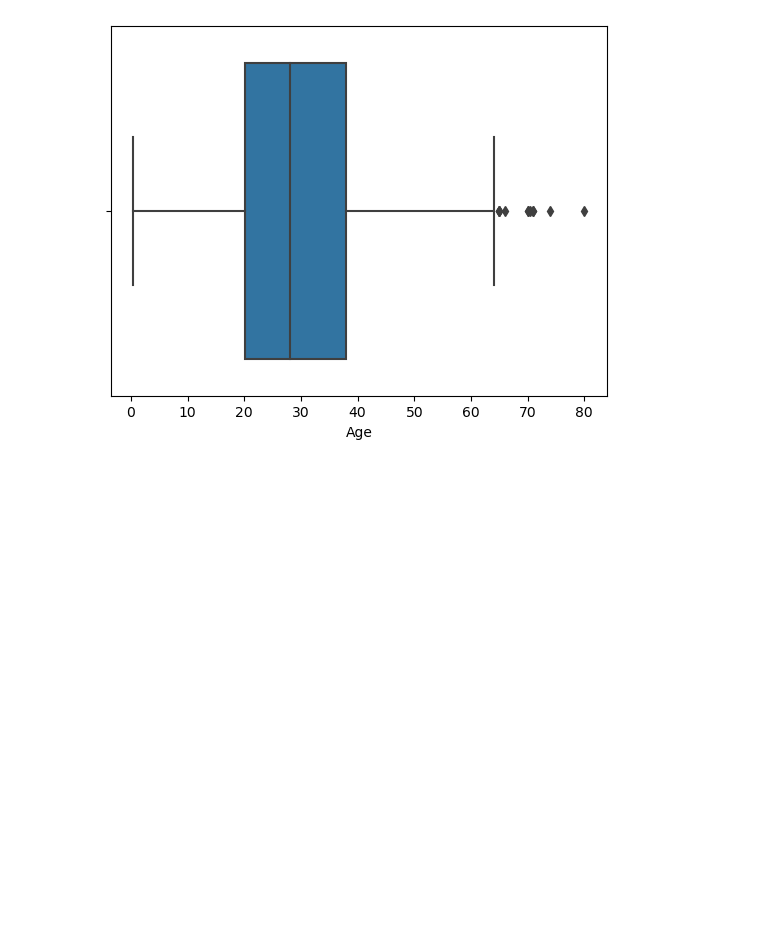
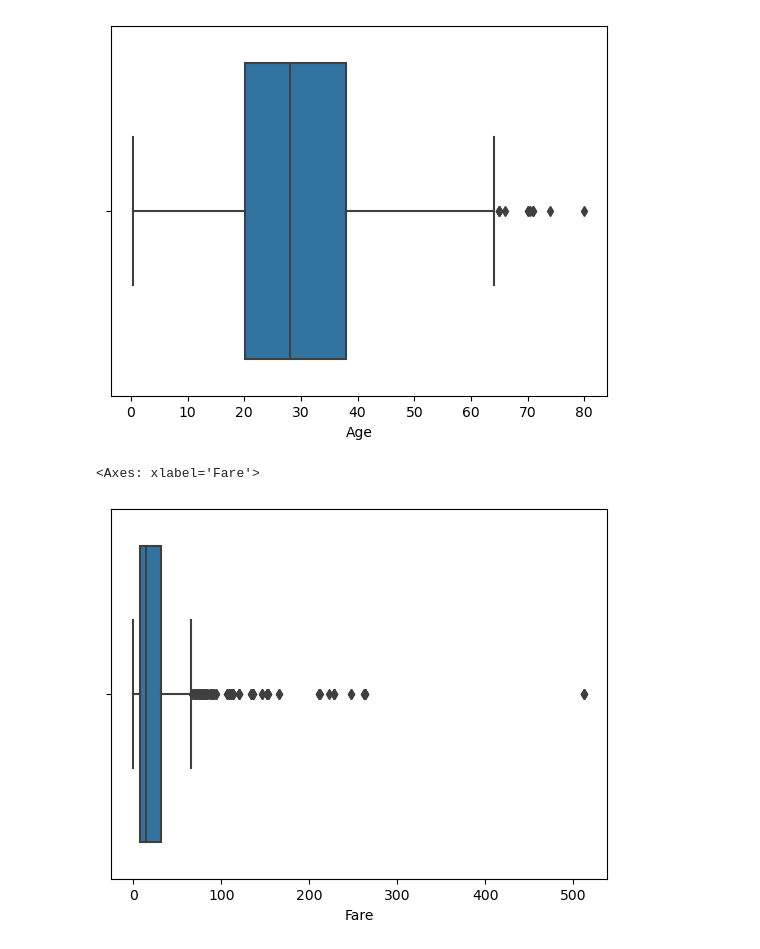
Before and after one commit to rlmrezende/Titanic, a Jupyter notebook: main.ipynb, the cells around one changed output. Drawn from its saved outputs; the diff is of its cells as text; code cells hidden in the pictures; blank space fills up the shorter version.

```diff
--- a/main.ipynb
+++ b/main.ipynb
@@ -179,3 +179,8 @@ sns.boxplot(data=df, x="Age")
 # %% [output]
 <Axes: xlabel='Age'>
 [figure]
+# %%
+sns.boxplot(df , x='Fare')
+# %% [output]
+<Axes: xlabel='Fare'>
+[figure, added]
```
